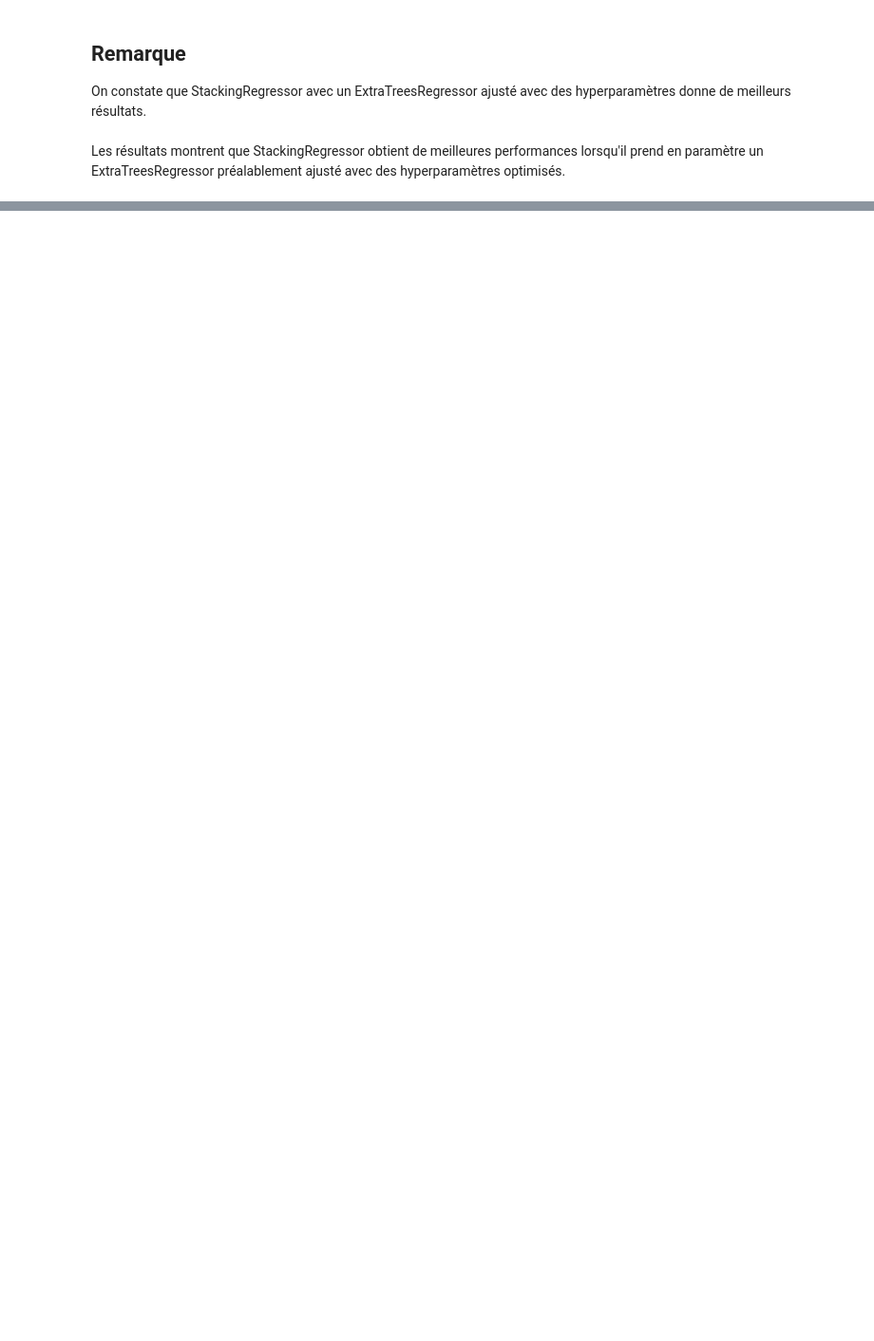
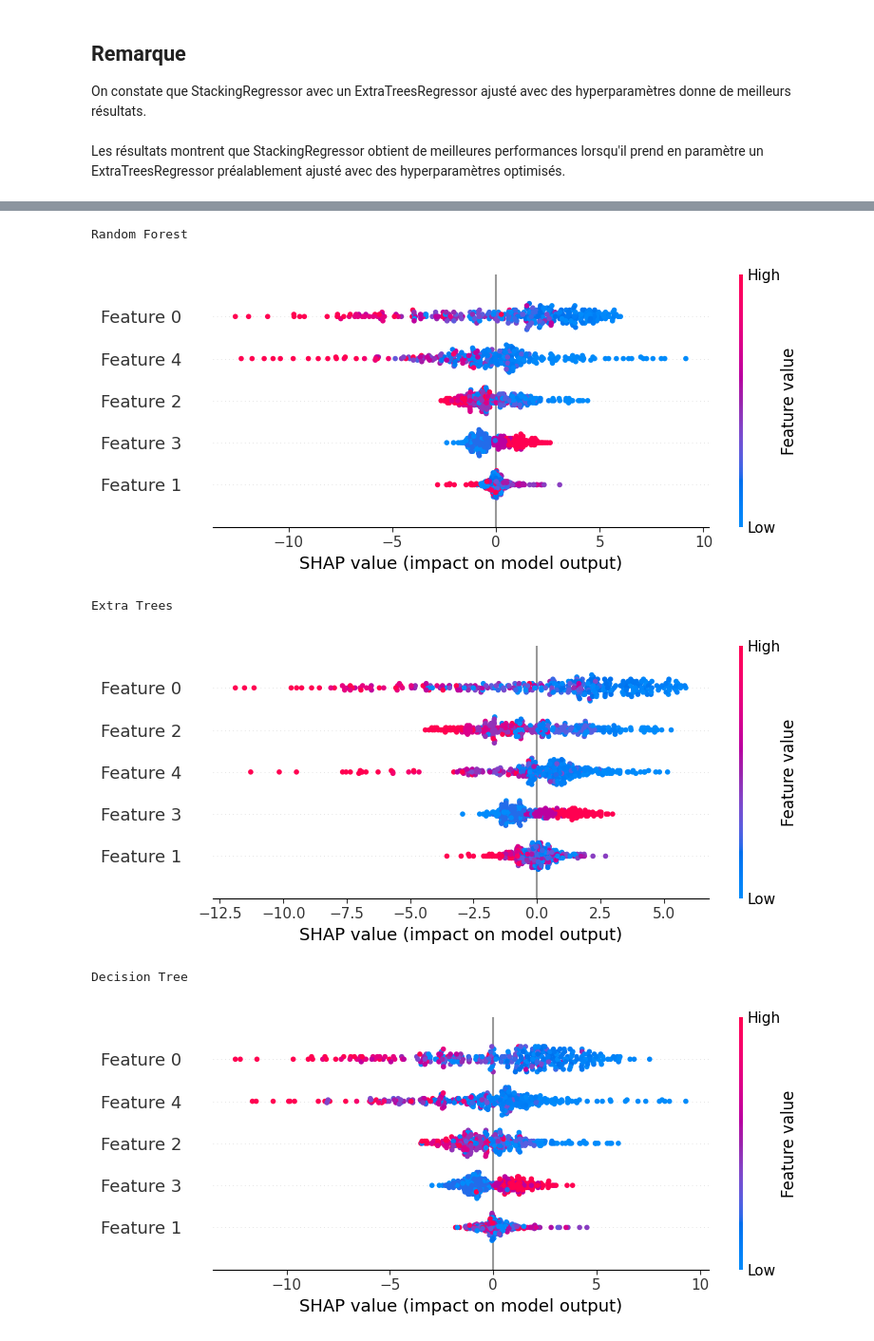
Before and after one commit to giuliana-fabrizio/Prediction_pression_accoustique, a Jupyter notebook: Projet_du_niveau_de_pression_acoustique.ipynb, the cells around one changed output, grey strips where cells are left out. Shown at 95% size. Saved outputs shown, nothing was run; the diff lists cells and outputs as text; code cells hidden in the pictures; blank space fills up the shorter version.

```diff
--- a/Projet_du_niveau_de_pression_acoustique.ipynb
+++ b/Projet_du_niveau_de_pression_acoustique.ipynb
@@ -519,5 +507,5 @@ def affichePerformanceModels(results):
 # %%
-models = [
+models_individuels = [
   ("Random Forest", RandomForestRegressor(random_state = SEED)),
   ("Extra Trees", ExtraTreesRegressor(random_state = SEED)),
   ("Decision Tree", DecisionTreeRegressor(random_state = SEED)),
@@ -525,4 +513,3 @@ models = [
   ("CatBoost", CatBoostRegressor(random_seed = SEED)),
   ("LightGBM", LGBMRegressor(random_state = SEED))
 ]
-results_models = calculateModelsWithDifferentsMetrics(models, X_train, X_test, y_train, y_test)
@@ -645,11 +618,7 @@ params = {
 }
 model = [
   # ("Random Forest", RandomForestRegressor(random_state = SEED), params),
-  ("Extra Trees", ExtraTreesRegressor(random_state = SEED), params),
-  # ("Decision Tree", DecisionTreeRegressor(random_state = SEED), params),
-  # ("XGBoost", XGBRegressor(random_state = SEED), params),
-  # ("CatBoost", CatBoostRegressor(random_seed = SEED), params),
-  # ("LightGBM", LGBMRegressor(random_state = SEED), params)
+  ("Extra Trees", ExtraTreesRegressor(random_state = SEED), params)
 ]
 
 extra_trees_hyperparams_results = hyperparametersTuning(model, X_train, X_test, y_train, y_test)
@@ -801,0 +818,18 @@ models2 = [
+# %%
+def calculateShapValues(models, X_train, X_test, y_train):
+
+    for model_name, model in models:
+        model.fit(X_train, y_train)
+        explainer = shap.TreeExplainer(model)
+        shap_values = explainer.shap_values(X_test)
+        print(model_name)
+        shap.summary_plot(shap_values, X_test)
+# %%
+calculateShapValues(models_individuels, X_train, X_test, y_train)
+# %% [output]
+Random Forest
+[figure, added]
+Extra Trees
+[figure, added]
+Decision Tree
+[figure, added]
```
Also changed, not shown: parts of 31 cells of this notebook.
